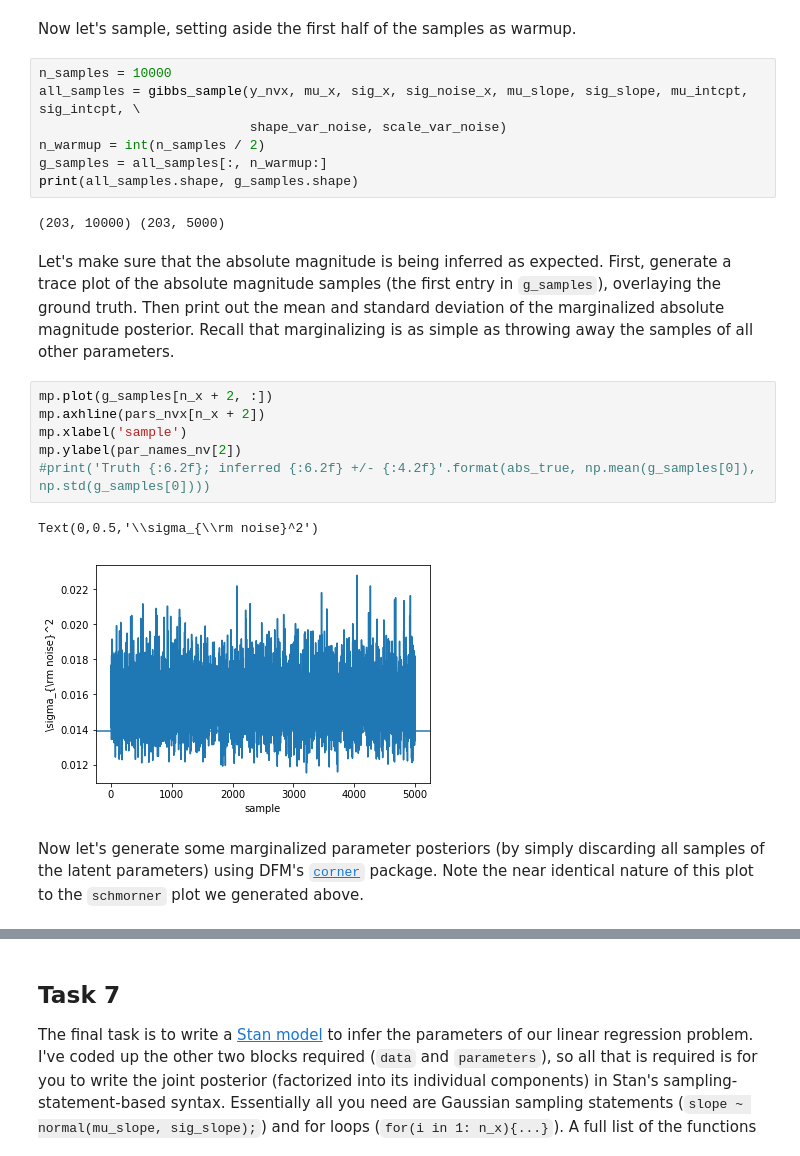
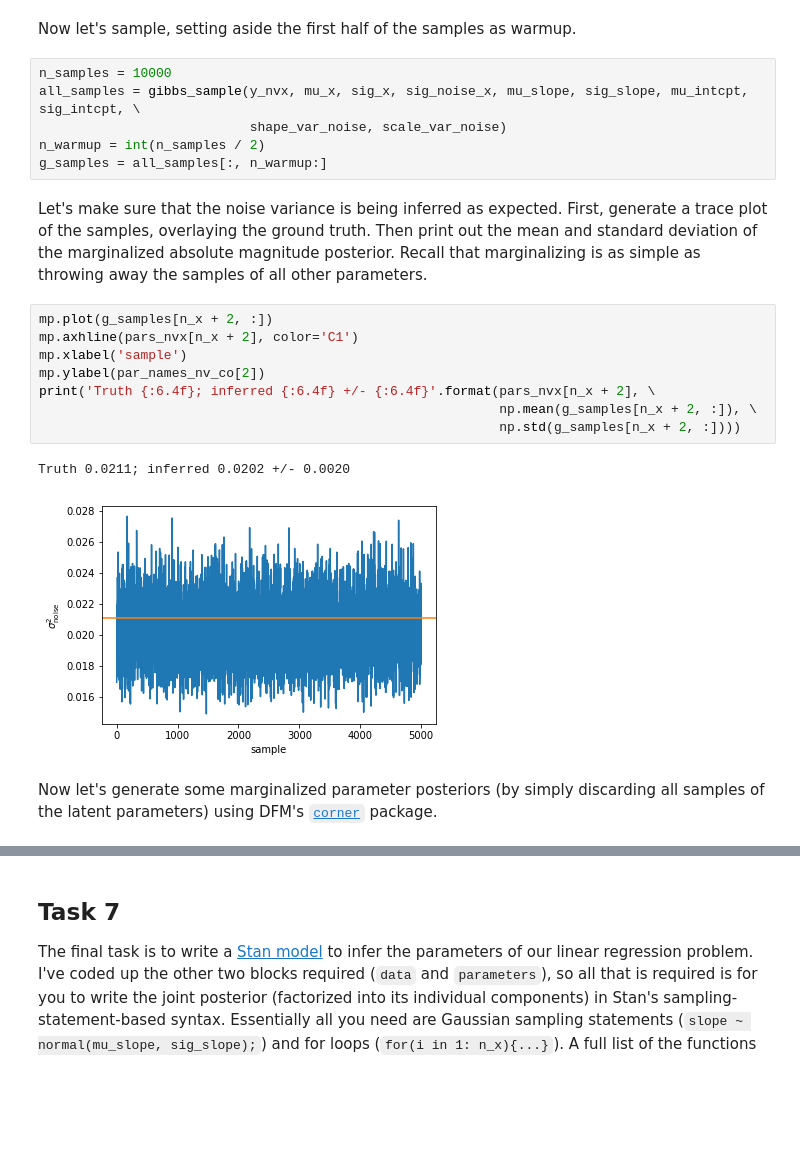
Before and after one commit to sfeeney/ahw19, a Jupyter notebook: ahw_complete.ipynb, the cells around one changed output, grey strips where cells are left out. Drawn from its saved outputs; the diff is of its cells as text; blank space fills up the shorter version.

```diff
--- a/ahw_complete.ipynb
+++ b/ahw_complete.ipynb
@@ -746,22 +745,21 @@ all_samples = gibbs_sample(y_nvx, mu_x, sig_x, sig_noise_x, mu_slope, sig_slope,
                            shape_var_noise, scale_var_noise)
 n_warmup = int(n_samples / 2)
 g_samples = all_samples[:, n_warmup:]
-print(all_samples.shape, g_samples.shape)
-# %% [output]
-(203, 10000) (203, 5000)
 # %% [markdown]
-Let's make sure that the absolute magnitude is being inferred as expected. First, generate a trace plot of the absolute magnitude samples (the first entry in `g_samples`), overlaying the ground truth. Then print out the mean and standard deviation of the marginalized absolute magnitude posterior. Recall that marginalizing is as simple as throwing away the samples of all other parameters.
+Let's make sure that the noise variance is being inferred as expected. First, generate a trace plot of the samples, overlaying the ground truth. Then print out the mean and standard deviation of the marginalized absolute magnitude posterior. Recall that marginalizing is as simple as throwing away the samples of all other parameters.
 # %%
 mp.plot(g_samples[n_x + 2, :])
-mp.axhline(pars_nvx[n_x + 2])
+mp.axhline(pars_nvx[n_x + 2], color='C1')
 mp.xlabel('sample')
-mp.ylabel(par_names_nv[2])
-#print('Truth {:6.2f}; inferred {:6.2f} +/- {:4.2f}'.format(abs_true, np.mean(g_samples[0]), np.std(g_samples[0])))
+mp.ylabel(par_names_nv_co[2])
+print('Truth {:6.4f}; inferred {:6.4f} +/- {:6.4f}'.format(pars_nvx[n_x + 2], \
+                                                           np.mean(g_samples[n_x + 2, :]), \
+                                                           np.std(g_samples[n_x + 2, :])))
 # %% [output]
-Text(0,0.5,'\\sigma_{\\rm noise}^2')
+Truth 0.0211; inferred 0.0202 +/- 0.0020
-[figure, old version]
+[figure, new version]
 # %% [markdown]
-Now let's generate some marginalized parameter posteriors (by simply discarding all samples of the latent parameters) using DFM's [`corner`](https://corner.readthedocs.io/en/latest/) package. Note the near identical nature of this plot to the `schmorner` plot we generated above.
+Now let's generate some marginalized parameter posteriors (by simply discarding all samples of the latent parameters) using DFM's [`corner`](https://corner.readthedocs.io/en/latest/) package.
 # %%
 import corner
 samples = g_samples[n_x:, :]
```
Also changed, not shown: parts of 27 cells of this notebook.
